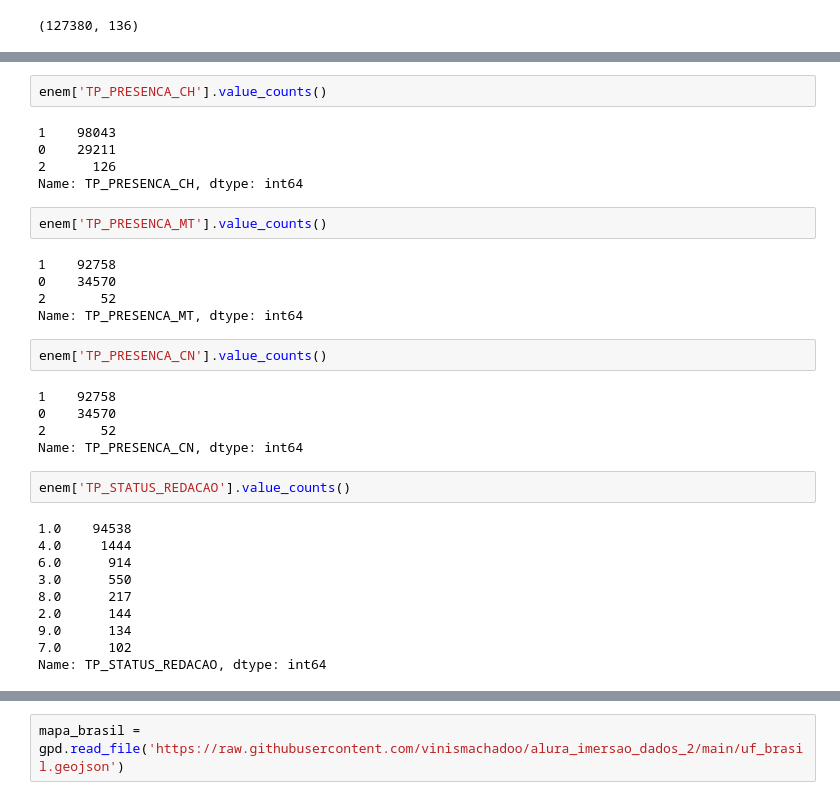
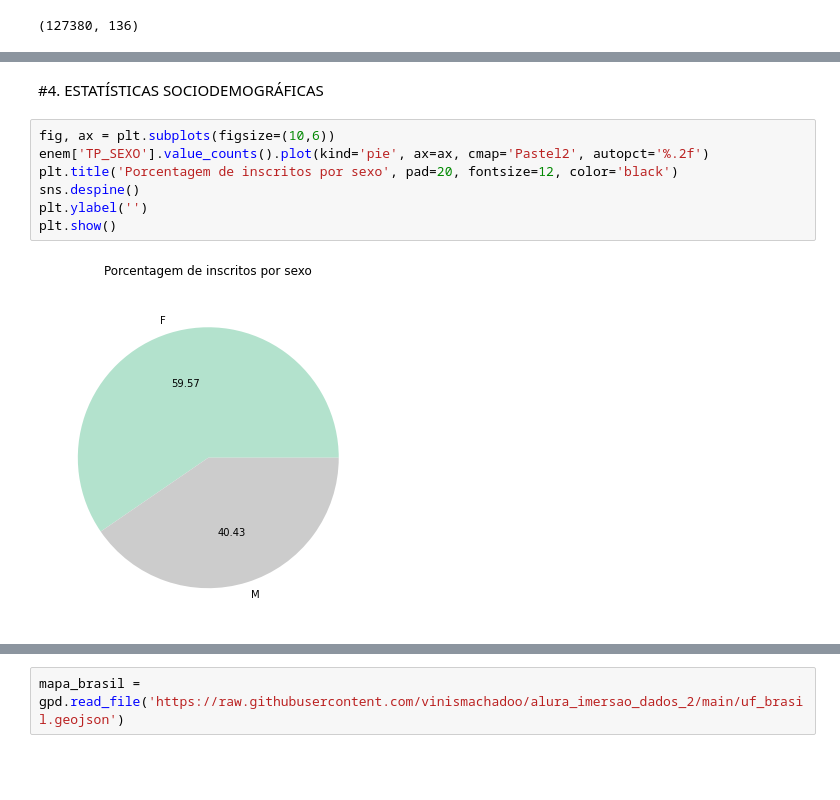
Before and after one commit to vinismachadoo/alura-imersao-dados-2, a Jupyter notebook: microdados_enem_2019.ipynb, the cells around one changed output, grey strips where cells are left out. Drawn from its saved outputs; the diff is of its cells as text; blank space fills up the shorter version.

```diff
--- a/microdados_enem_2019.ipynb
+++ b/microdados_enem_2019.ipynb
@@ -99,33 +80,11 @@ Name: TP_PRESENCA_LC, dtype: int64
-# %%
-enem['TP_PRESENCA_CH'].value_counts()
-# %% [output]
-1    98043
-0    29211
-2      126
-Name: TP_PRESENCA_CH, dtype: int64
-# %%
-enem['TP_PRESENCA_MT'].value_counts()
-# %% [output]
-1    92758
-0    34570
-2       52
-Name: TP_PRESENCA_MT, dtype: int64
-# %%
-enem['TP_PRESENCA_CN'].value_counts()
-# %% [output]
-1    92758
-0    34570
-2       52
-Name: TP_PRESENCA_CN, dtype: int64
-# %%
-enem['TP_STATUS_REDACAO'].value_counts()
-# %% [output]
-1.0    94538
-4.0     1444
-6.0      914
-3.0      550
-8.0      217
-2.0      144
-9.0      134
-7.0      102
-Name: TP_STATUS_REDACAO, dtype: int64
+# %% [markdown]
+#4. ESTATÍSTICAS SOCIODEMOGRÁFICAS
+# %%
+fig, ax = plt.subplots(figsize=(10,6))
+enem['TP_SEXO'].value_counts().plot(kind='pie', ax=ax, cmap='Pastel2', autopct='%.2f')
+plt.title('Porcentagem de inscritos por sexo', pad=20, fontsize=12, color='black')
+sns.despine()
+plt.ylabel('')
+plt.show()
+# %% [output]
+[figure, added]
```
Also changed, not shown: parts of 56 cells of this notebook.
